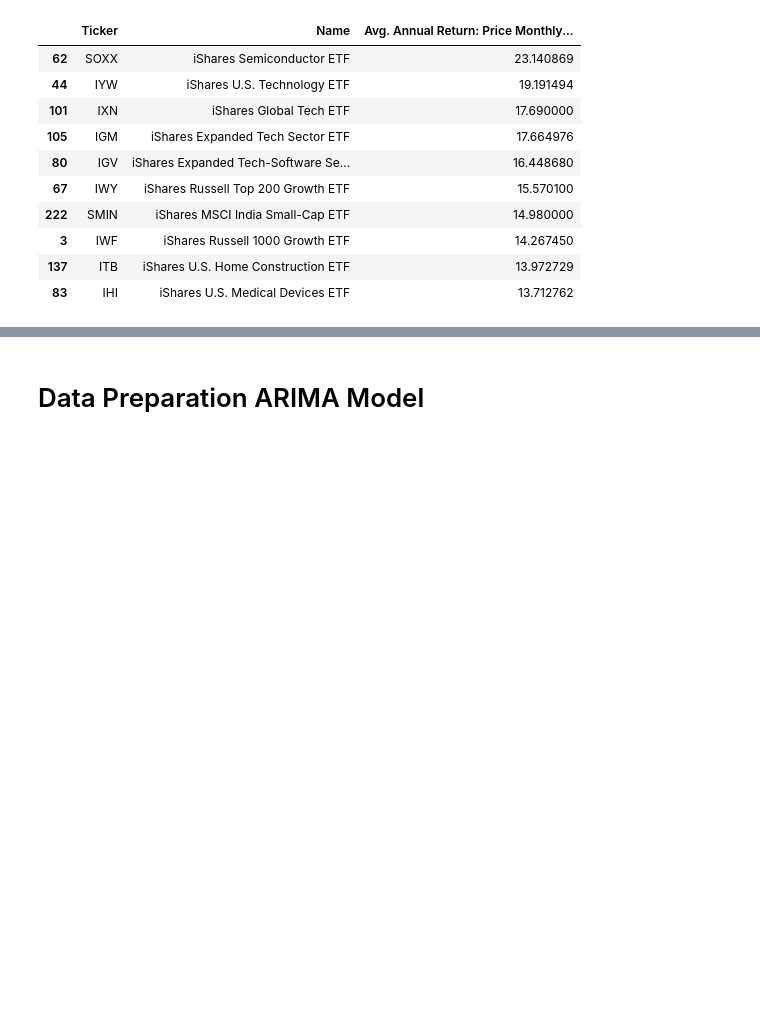
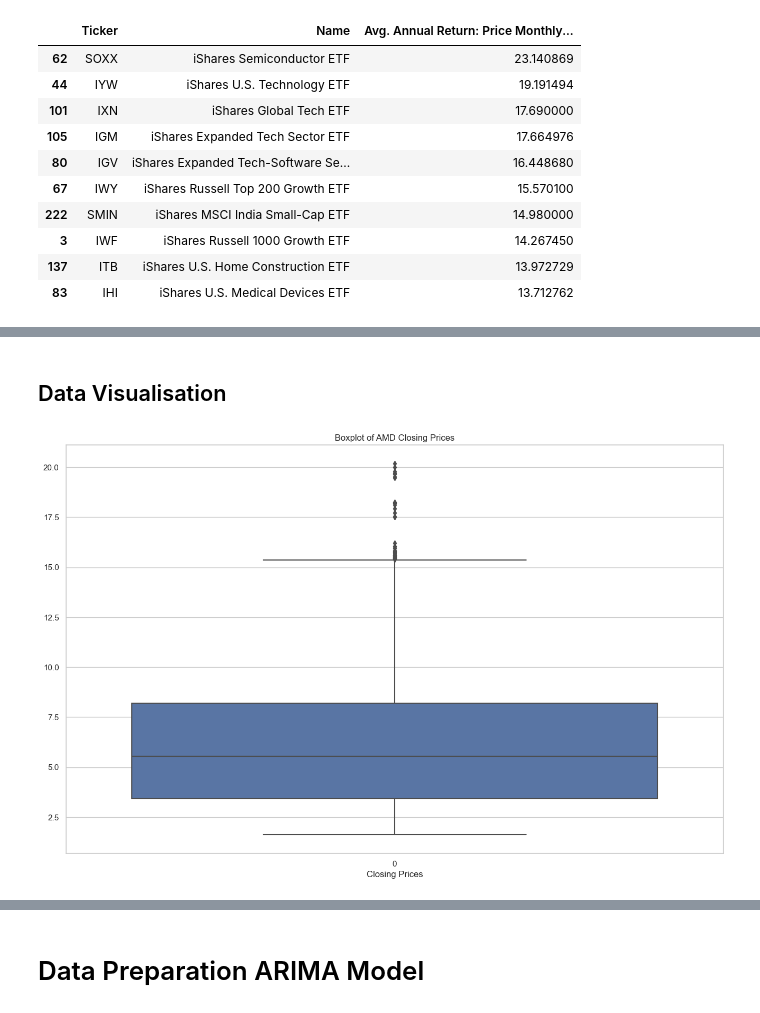
Before and after one commit to FJGM2023015/ML_Stocks_Project, a Jupyter notebook: ML_Stocks_Project.ipynb, the cells around one changed output, grey strips where cells are left out. Cells and saved outputs as stored; diff of their text form; code cells hidden in the pictures; blank space fills up the shorter version.

```diff
--- a/ML_Stocks_Project.ipynb
+++ b/ML_Stocks_Project.ipynb
@@ -749,0 +175,5 @@ For assessing the performance of predictive models, the evaluation step is impor
+# %%
+# Load Dataset AMD Stocks 2007 - 2017
+amd_data = pd.read_csv('df_AMD_stocks.csv')
+
+amd_data.head(-5)
@@ -749,0 +250,16 @@ For assessing the performance of predictive models, the evaluation step is impor
+# %% [markdown]
+## Data Visualisation
+# %%
+# Box plot
+
+sns.set(style="whitegrid")
+
+plt.figure(figsize=(16, 10))
+sns.boxplot(amd_data['Close'])
+
+plt.title('Boxplot of AMD Closing Prices')
+plt.xlabel('Closing Prices')
+
+plt.show()
+# %% [output]
+[figure, added]
```
Also changed, not shown: parts of 99 cells of this notebook.
